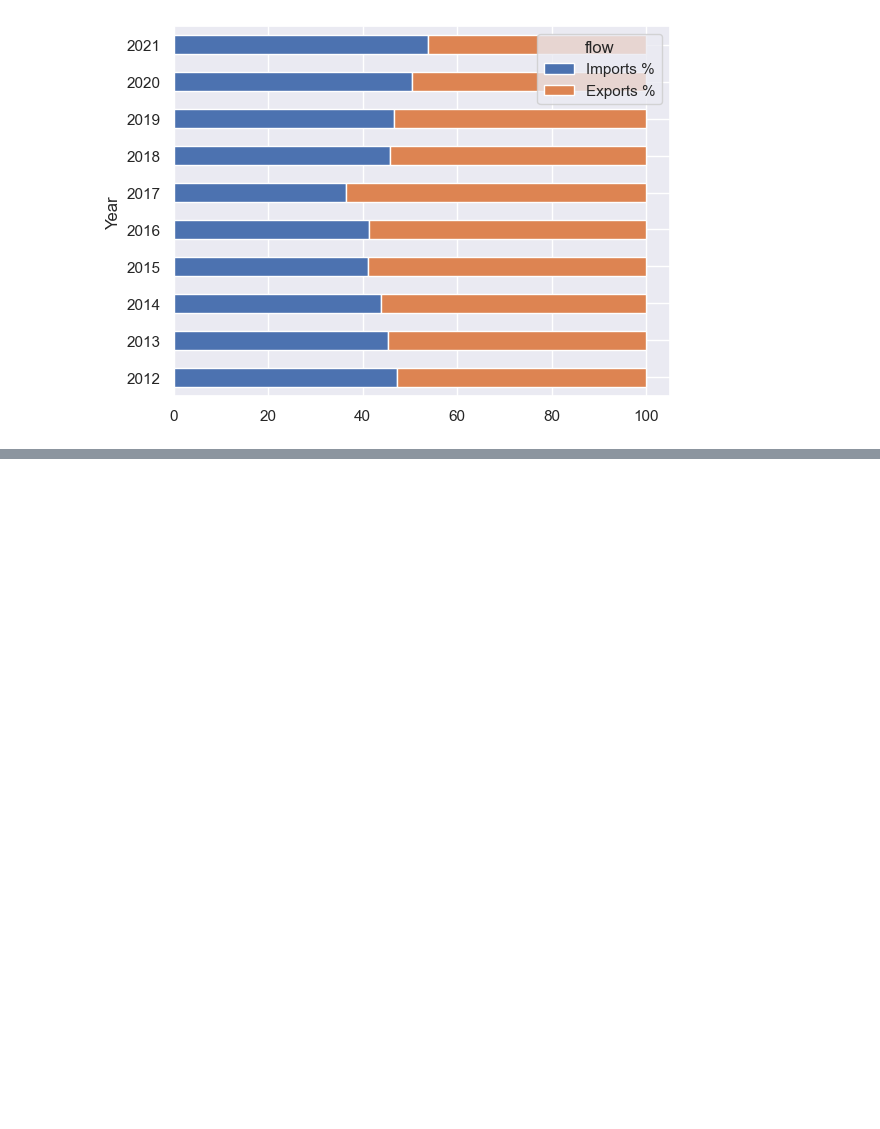
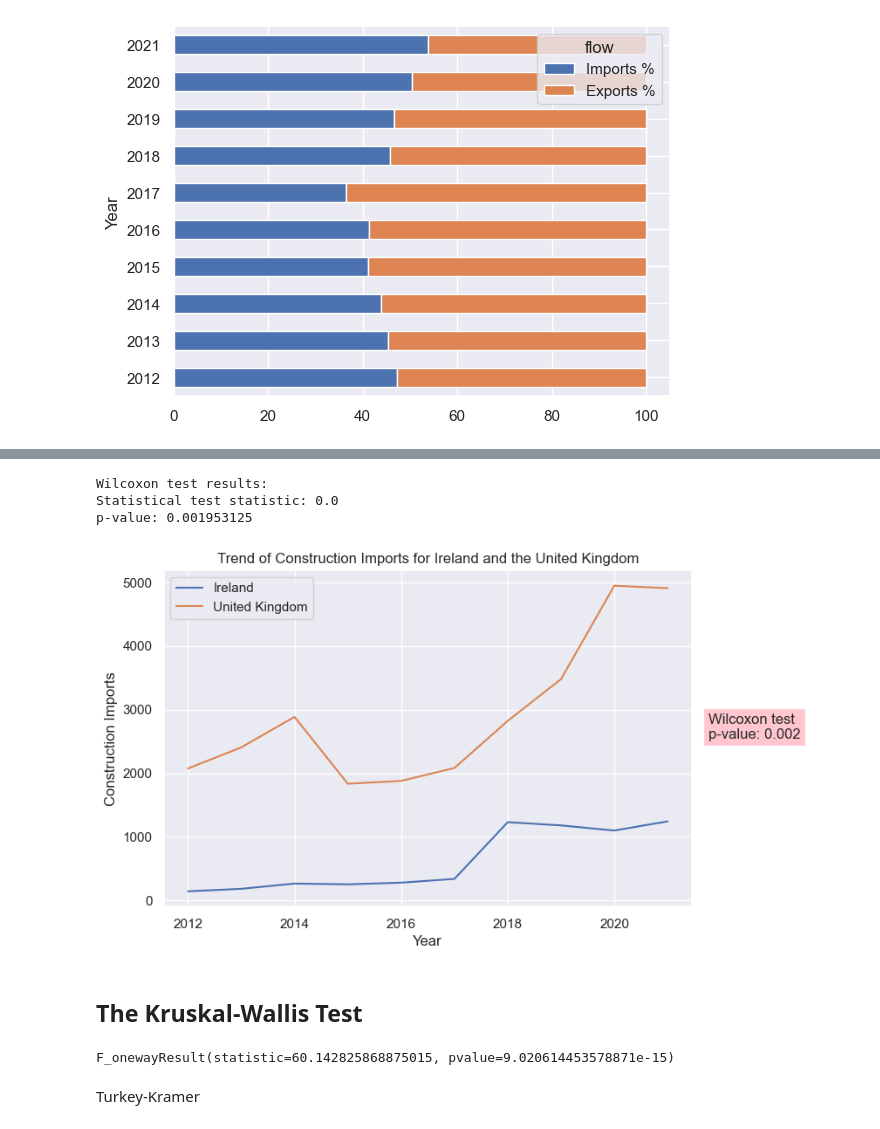
Before and after one commit to SandraMerchant/Project-No.-2, a Jupyter notebook: Project No.2.ipynb, the cells around one changed output, grey strips where cells are left out. Drawn from its saved outputs; the diff is of its cells as text; code cells hidden in the pictures; blank space fills up the shorter version.

```diff
--- a/Project No.2.ipynb
+++ b/Project No.2.ipynb
@@ -285,0 +286,50 @@ plt.show()
+# %%
+
+# Subset the data to only include construction imports
+imports_of_construction = Exp_and_Imp[Exp_and_Imp['category'] == 'Construction'][Exp_and_Imp['flow'] == 'Imports']
+
+# Subset the data to only include Ireland and the United Kingdom
+ie_uk_importsonly = imports_of_construction[(imports_of_construction['Country'] == 'Ireland') | (imports_of_construction['Country'] == 'United Kingdom')]
+
+# Pivot the data to have Ireland and the United Kingdom as columns and years as rows
+uk_ie_table = pd.pivot_table(ie_uk_importsonly, values='Value', index='Year', columns='Country')
+# %%
+# Run the Wilcoxon test
+stat, p = wilcoxon(uk_ie_table['Ireland'], uk_ie_table['United Kingdom'])
+
+print("Wilcoxon test results:")
+print("Statistical test statistic:", stat)
+print("p-value:", p)
+# %% [output]
+Wilcoxon test results:
+Statistical test statistic: 0.0
+p-value: 0.001953125
+# %%
+import matplotlib.gridspec as gridspec
+
+# Create a 1x2 grid with the widths ratio of 4:1
+fig, (ax1, ax2) = plt.subplots(ncols=2, figsize=(10, 5), gridspec_kw={'width_ratios': [4, 1]})
+
+# Plot the data on the first subplot
+ax1.plot(ie_uk_pivot.index, ie_uk_pivot['Ireland'], label='Ireland')
+ax1.plot(ie_uk_pivot.index, ie_uk_pivot['United Kingdom'], label='United Kingdom')
+
+# Add labels and annotations
+ax1.set_xlabel('Year')
+ax1.set_ylabel('Construction Imports')
+ax1.set_title('Trend of Construction Imports for Ireland and the United Kingdom')
+ax1.legend()
+
+# Add the text box on the second subplot
+ax2.text(0, 0.5, 'Wilcoxon test\np-value: {:.3f}'.format(p), bbox=dict(facecolor='pink', alpha=0.9))
+ax2.axis('off')
+
+# Adjust the spacing between the subplots
+fig.subplots_adjust(wspace=0.05)
+
+# Show the plot
+plt.show()
+# %% [output]
+[figure, added]
+# %% [markdown]
+## The Kruskal-Wallis Test
@@ -285,0 +340,9 @@ plt.show()
+# %%
+import scipy.stats as stats
+
+# Perform the one-way ANOVA test:
+stats.f_oneway(group1, group2, group3)
+# %% [output]
+F_onewayResult(statistic=60.142825868875015, pvalue=9.020614453578871e-15)
+# %% [markdown]
+Turkey-Kramer
```
Also changed, not shown: parts of 29 cells of this notebook.
